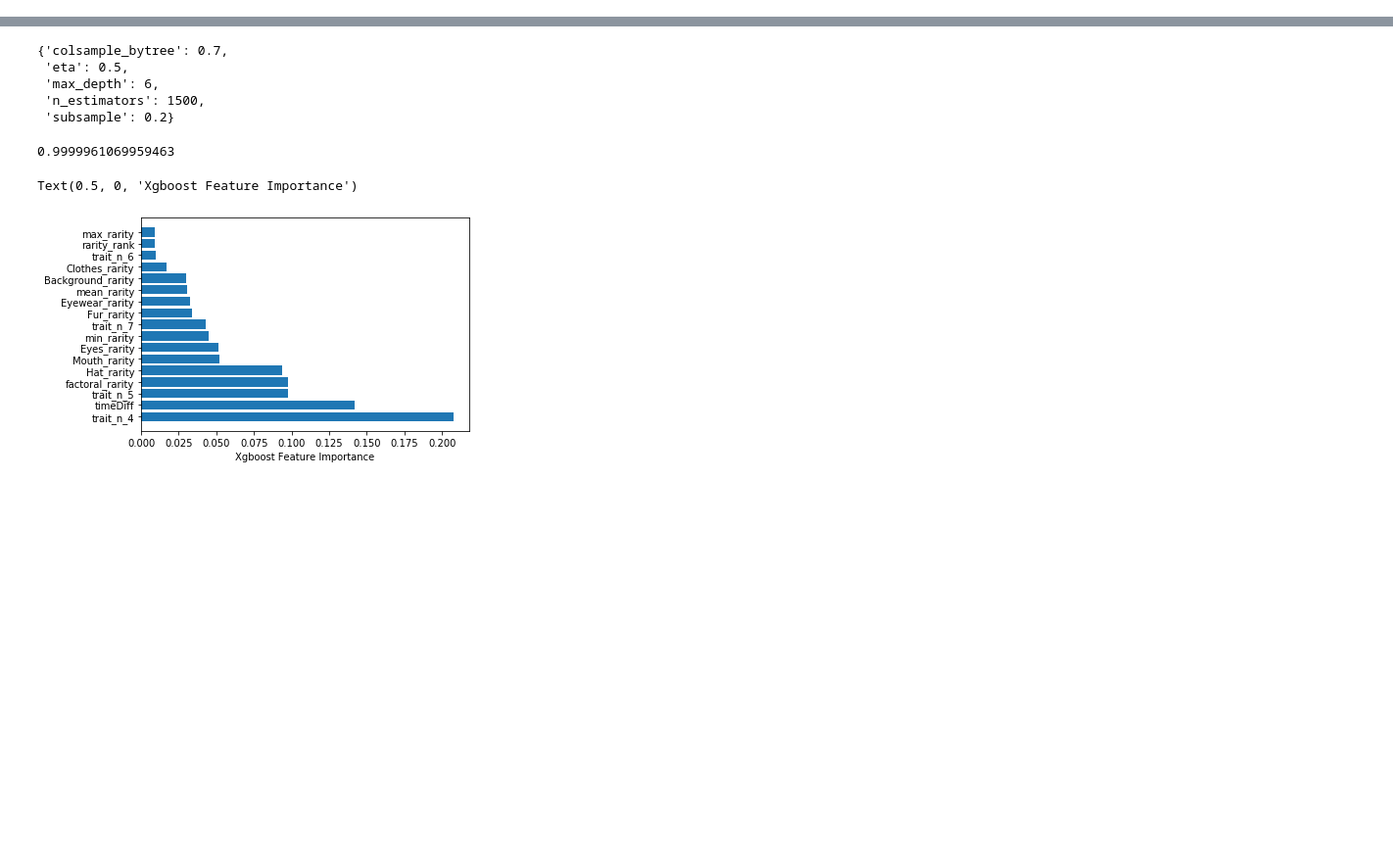
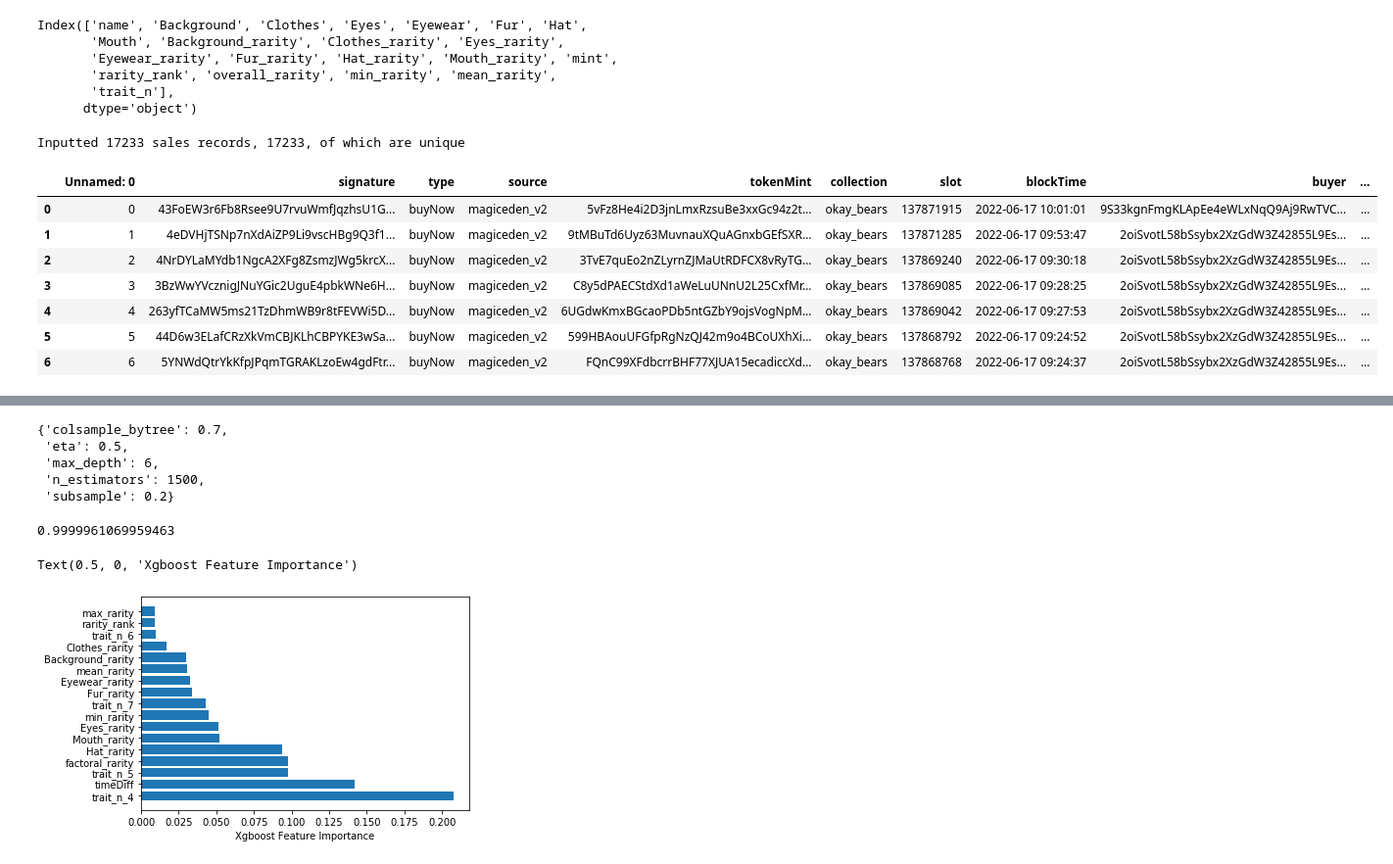
Before and after one commit to SamPink/sol-nft-vision, a Jupyter notebook: model.ipynb, the cells around one changed output, grey strips where cells are left out. Shown: that part at 98% size. Saved outputs shown, nothing was run; the diff lists cells and outputs as text; code cells hidden in the pictures; blank space fills up the shorter version.

```diff
--- a/model.ipynb
+++ b/model.ipynb
@@ -236,0 +51,36 @@ xgb_ypred = xgb_model.predict(x_test)
+# %%
+rarity_cols = ['mint','Background_rarity', 'Clothes_rarity', 'Eyes_rarity',
+       'Eyewear_rarity', 'Fur_rarity', 'Hat_rarity', 'Mouth_rarity',
+       'rarity_rank', 'overall_rarity', 'min_rarity', 'mean_rarity',
+       'trait_n']
+# %% [output]
+Index(['name', 'Background', 'Clothes', 'Eyes', 'Eyewear', 'Fur', 'Hat',
+       'Mouth', 'Background_rarity', 'Clothes_rarity', 'Eyes_rarity',
+       'Eyewear_rarity', 'Fur_rarity', 'Hat_rarity', 'Mouth_rarity', 'mint',
+       'rarity_rank', 'overall_rarity', 'min_rarity', 'mean_rarity',
+       'trait_n'],
+      dtype='object')
+# %%
+sales_original = pd.read_csv("./data/okay_bear/transactions.csv")
+original_n = sales_original.shape[0]
+
+sales = sales_original.drop_duplicates(subset=['blockTime','tokenMint','price'])
+unique_n = sales.shape[0]
+
+print(f"Inputted {original_n} sales records, {unique_n}, of which are unique")
+# %% [output]
+Inputted 17233 sales records, 17233, of which are unique
+# %%
+# convert trade time to datetime from epoch
+sales["blockTime"] = pd.to_datetime(sales["blockTime"], unit="s")
+sales['log2_price'] = np.log2(sales.price)
+sales.head(7)
+# %% [output]
+|  | Unnamed: 0 | signature | type | source | tokenMint | collection | slot | blockTime | buyer | ... |
+| 0 | 0 | 43FoEW3r6Fb8Rsee9U7rvuWmfJqzhsU1G... | buyNow | magiceden_v2 | 5vFz8He4i2D3jnLmxRzsuBe3xxGc94z2t... | okay_bears | 137871915 | 2022-06-17 10:01:01 | 9S33kgnFmgKLApEe4eWLxNqQ9Aj9RwTVC... | ... |
+| 1 | 1 | 4eDVHjTSNp7nXdAiZP9Li9vscHBg9Q3f1... | buyNow | magiceden_v2 | 9tMBuTd6Uyz63MuvnauXQuAGnxbGEfSXR... | okay_bears | 137871285 | 2022-06-17 09:53:47 | 2oiSvotL58bSsybx2XzGdW3Z42855L9Es... | ... |
+| 2 | 2 | 4NrDYLaMYdb1NgcA2XFg8ZsmzJWg5krcX... | buyNow | magiceden_v2 | 3TvE7quEo2nZLyrnZJMaUtRDFCX8vRyTG... | okay_bears | 137869240 | 2022-06-17 09:30:18 | 2oiSvotL58bSsybx2XzGdW3Z42855L9Es... | ... |
+| 3 | 3 | 3BzWwYVcznigJNuYGic2UguE4pbkWNe6H... | buyNow | magiceden_v2 | C8y5dPAECStdXd1aWeLuUNnU2L25CxfMr... | okay_bears | 137869085 | 2022-06-17 09:28:25 | 2oiSvotL58bSsybx2XzGdW3Z42855L9Es... | ... |
+| 4 | 4 | 263yfTCaMW5ms21TzDhmWB9r8tFEVWi5D... | buyNow | magiceden_v2 | 6UGdwKmxBGcaoPDb5ntGZbY9ojsVogNpM... | okay_bears | 137869042 | 2022-06-17 09:27:53 | 2oiSvotL58bSsybx2XzGdW3Z42855L9Es... | ... |
+| 5 | 5 | 44D6w3ELafCRzXkVmCBJKLhCBPYKE3wSa... | buyNow | magiceden_v2 | 599HBAouUFGfpRgNzQJ42m9o4BCoUXhXi... | okay_bears | 137868792 | 2022-06-17 09:24:52 | 2oiSvotL58bSsybx2XzGdW3Z42855L9Es... | ... |
+| 6 | 6 | 5YNWdQtrYkKfpJPqmTGRAKLzoEw4gdFtr... | buyNow | magiceden_v2 | FQnC99XFdbcrrBHF77XJUA15ecadiccXd... | okay_bears | 137868768 | 2022-06-17 09:24:37 | 2oiSvotL58bSsybx2XzGdW3Z42855L9Es... | ... |
```
Also changed, not shown: parts of 54 cells of this notebook, 12 other files.
